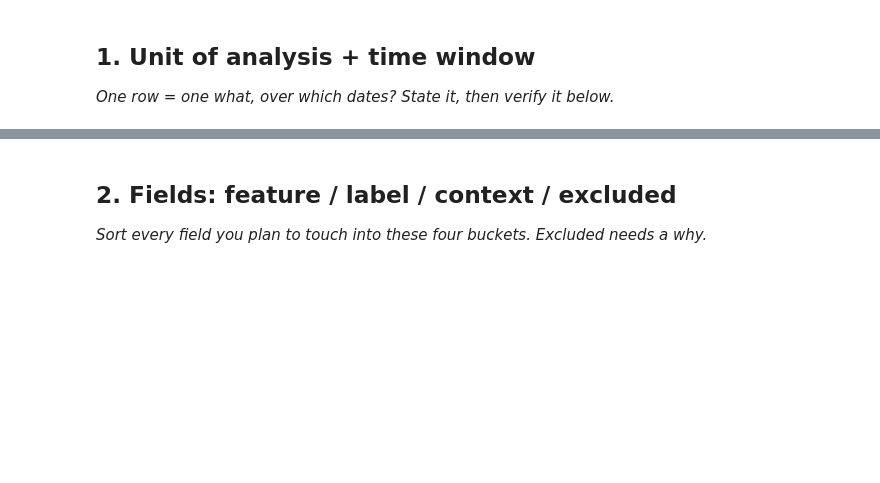
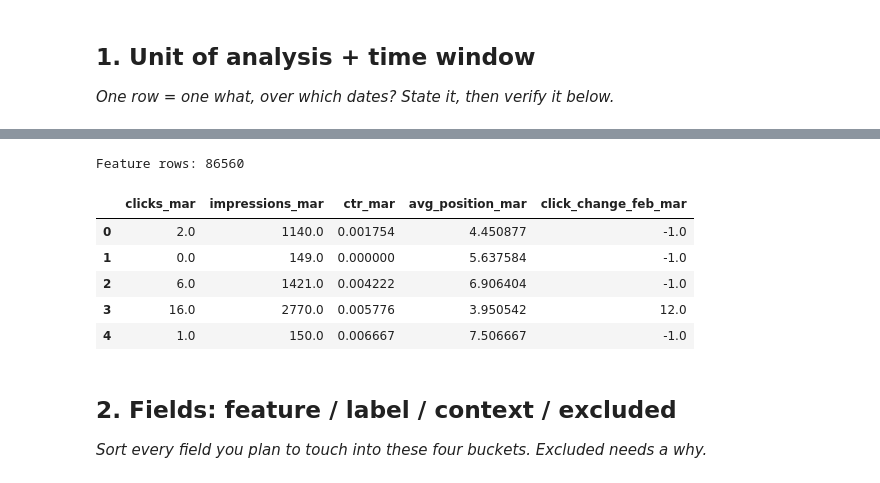
Before and after one commit to saibalaji2004/Flyrank-intern-repo, a Jupyter notebook: work/notebooks/w03_data_contract.ipynb, the cells around one changed output, grey strips where cells are left out. Saved outputs shown, nothing was run; the diff lists cells and outputs as text; code cells hidden in the pictures; blank space fills up the shorter version.

```diff
--- a/work/notebooks/w03_data_contract.ipynb
+++ b/work/notebooks/w03_data_contract.ipynb
@@ -16,3 +60,61 @@ This skeleton is yours to fill. Work the sections **in order** — each one has
+# %%
+
+feb = con.execute(f"""
+    SELECT
+        client_hash_id,
+        content_hash_id,
+        SUM(gsc_clicks) AS clicks_feb
+    FROM {FEB}
+    WHERE gsc_data_available IS TRUE
+    GROUP BY client_hash_id, content_hash_id
+""").df()
+
+mar = con.execute(f"""
+    SELECT
+        client_hash_id,
+        content_hash_id,
+        SUM(gsc_clicks) AS clicks_mar,
+        SUM(gsc_impressions) AS impressions_mar,
+        SUM(gsc_clicks) * 1.0
+            / NULLIF(SUM(gsc_impressions), 0) AS ctr_mar,
+        SUM(gsc_sum_position) * 1.0
+            / NULLIF(SUM(gsc_impressions), 0) AS avg_position_mar
+    FROM {MARCH}
+    WHERE gsc_data_available IS TRUE
+    GROUP BY client_hash_id, content_hash_id
+    HAVING SUM(gsc_impressions) >= 100
+""").df()
+
+features = mar.merge(
+    feb,
+    on=["client_hash_id", "content_hash_id"],
+    how="left"
+)
+
+features["click_change_feb_mar"] = (
+    features["clicks_mar"] - features["clicks_feb"]
+)
+
+feature_cols = [
+    "clicks_mar",
+    "impressions_mar",
+    "ctr_mar",
+    "avg_position_mar",
+    "click_change_feb_mar"
+]
+
+features = features.dropna(subset=feature_cols).copy()
+
+print("Feature rows:", len(features))
+display(features[feature_cols].head())
+# %% [output]
+Feature rows: 86560
+|  | clicks_mar | impressions_mar | ctr_mar | avg_position_mar | click_change_feb_mar |
+| 0 | 2.0 | 1140.0 | 0.001754 | 4.450877 | -1.0 |
+| 1 | 0.0 | 149.0 | 0.000000 | 5.637584 | -1.0 |
+| 2 | 6.0 | 1421.0 | 0.004222 | 6.906404 | -1.0 |
+| 3 | 16.0 | 2770.0 | 0.005776 | 3.950542 | 12.0 |
+| 4 | 1.0 | 150.0 | 0.006667 | 7.506667 | -1.0 |
 # %% [markdown]
 ## 2. Fields: feature / label / context / excluded
 
```
Also changed, not shown: parts of 18 cells of this notebook.
